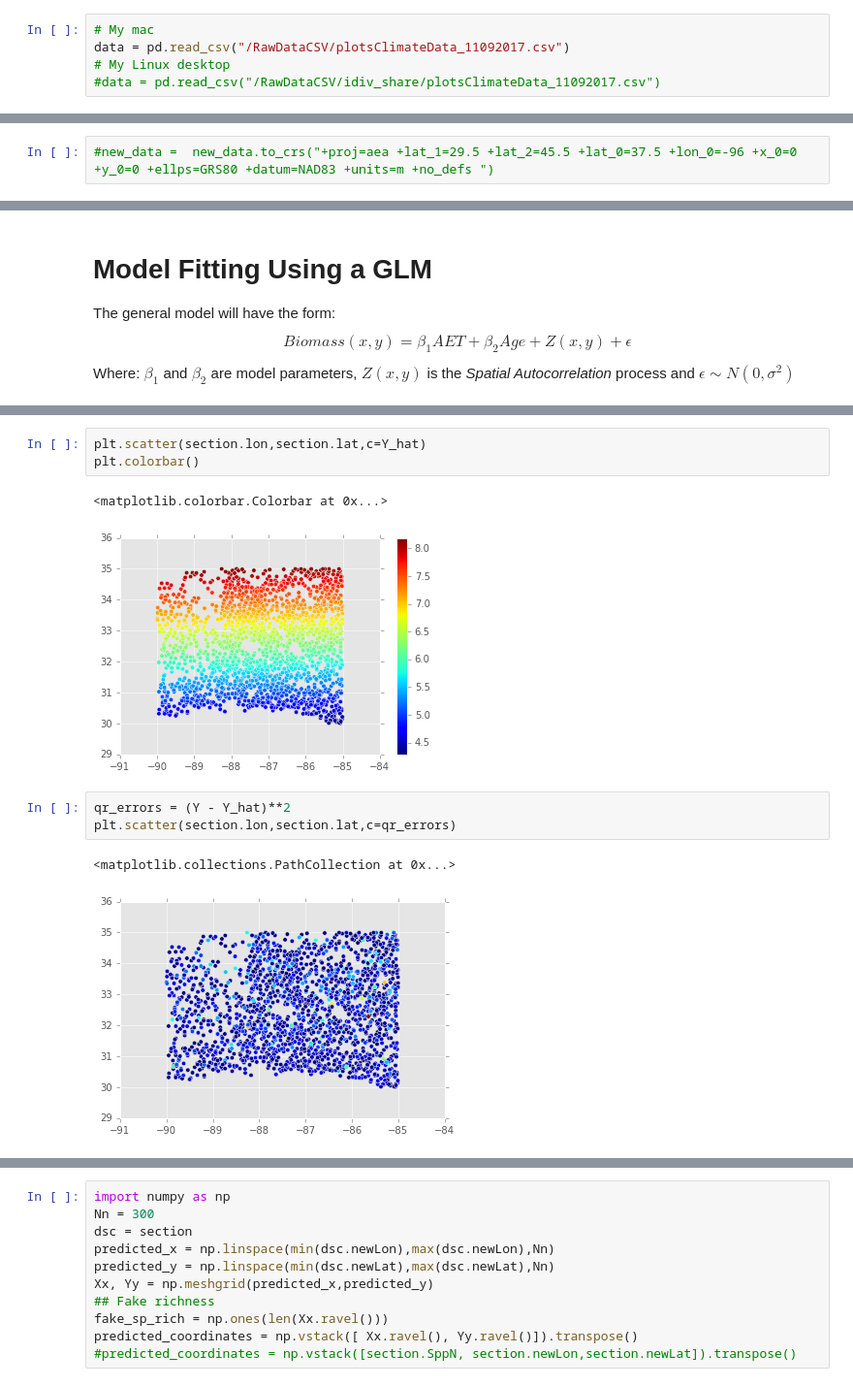
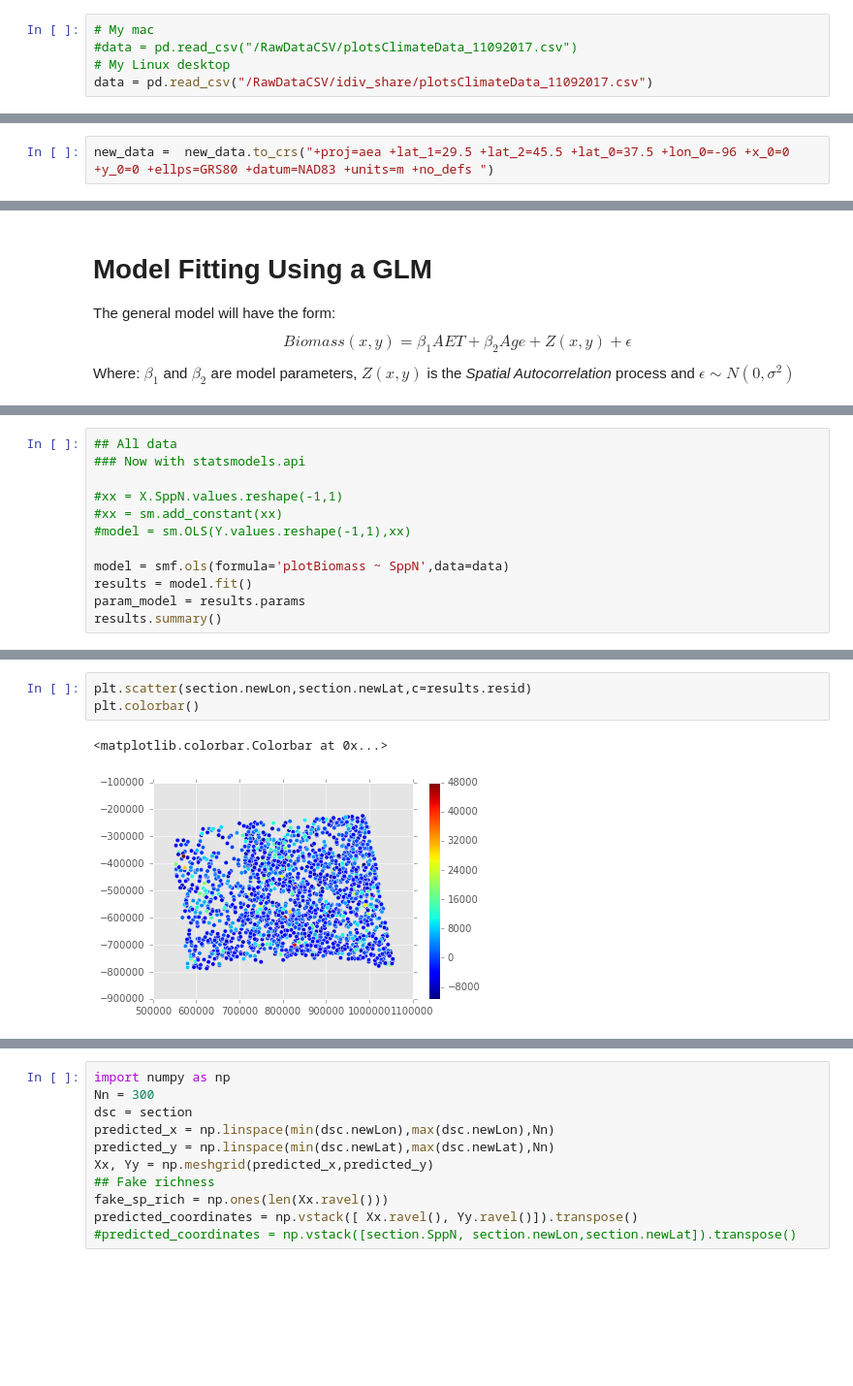
Before and after one commit to molgor/spystats, a Jupyter notebook: notebooks/spatial_autocorrelation_with_trend.ipynb, the cells around one changed output, grey strips where cells are left out. Shown at 97% size. Drawn from its saved outputs; the diff is of its cells as text; blank space fills up the shorter version.

```diff
--- a/notebooks/spatial_autocorrelation_with_trend.ipynb
+++ b/notebooks/spatial_autocorrelation_with_trend.ipynb
@@ -11,9 +11,9 @@ import matplotlib.pyplot as plt
 plt.style.use('ggplot')
 # %%
 # My mac
-data = pd.read_csv("/RawDataCSV/plotsClimateData_11092017.csv")
+#data = pd.read_csv("/RawDataCSV/plotsClimateData_11092017.csv")
 # My Linux desktop
-#data = pd.read_csv("/RawDataCSV/idiv_share/plotsClimateData_11092017.csv")
+data = pd.read_csv("/RawDataCSV/idiv_share/plotsClimateData_11092017.csv")
 # %%
 data.SppN.mean()
 # %% [output]
@@ -34,7 +34,7 @@ new_data.crs = {'init':'epsg:4326'}
 ### Uncomment to reproject
 proj string taken from: http://spatialreference.org/
 # %%
-#new_data =  new_data.to_crs("+proj=aea +lat_1=29.5 +lat_2=45.5 +lat_0=37.5 +lon_0=-96 +x_0=0 +y_0=0 +ellps=GRS80 +datum=NAD83 +units=m +no_defs ")
+new_data =  new_data.to_crs("+proj=aea +lat_1=29.5 +lat_2=45.5 +lat_0=37.5 +lon_0=-96 +x_0=0 +y_0=0 +ellps=GRS80 +datum=NAD83 +units=m +no_defs ")
 # %% [markdown]
 ## The area is very big -> 35000 points.
 We need to make a subset of this
@@ -121,0 +162,12 @@ print(r_score)
+# %%
+## All data
+### Now with statsmodels.api
+
+#xx = X.SppN.values.reshape(-1,1)
+#xx = sm.add_constant(xx)
+#model = sm.OLS(Y.values.reshape(-1,1),xx)
+
+model = smf.ols(formula='plotBiomass ~ SppN',data=data)
+results = model.fit()
+param_model = results.params
+results.summary()
@@ -122,15 +222,9 @@ print(r_score)
 # %%
-plt.scatter(section.lon,section.lat,c=Y_hat)
+plt.scatter(section.newLon,section.newLat,c=results.resid)
 plt.colorbar()
 # %% [output]
 <matplotlib.colorbar.Colorbar at 0x...>
-[figure, old version]
+[figure, new version]
-# %%
-qr_errors = (Y - Y_hat)**2
-plt.scatter(section.lon,section.lat,c=qr_errors)
-# %% [output]
-<matplotlib.collections.PathCollection at 0x...>
-[figure, removed]
 # %%
 # Import GPFlow
 import GPflow as gf
```
Also changed, not shown: parts of 32 cells of this notebook, 5 other files.
